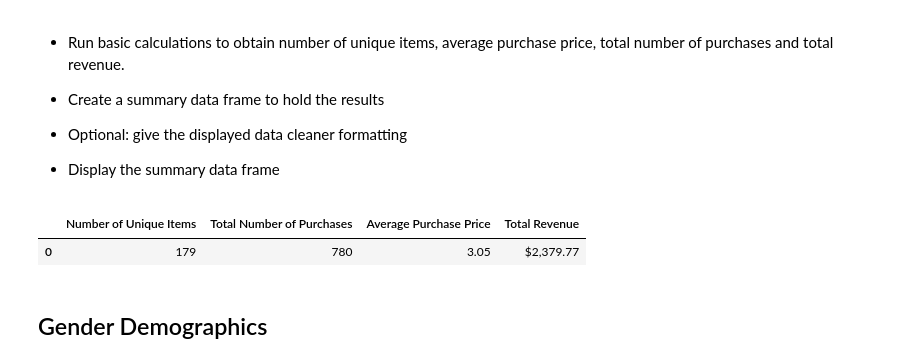
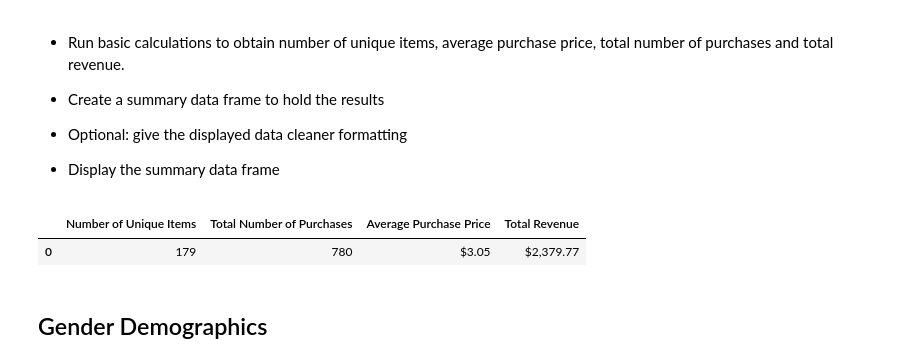
Before and after one commit to LaurenGT/HeroesOfPymoli_Analysis, a Jupyter notebook: HeroesOfPymoli/02-HerosOfPymoli_AnalysisCode.ipynb, the cells around one changed output. Drawn from its saved outputs; the diff is of its cells as text; code cells hidden in the pictures.

```diff
--- a/HeroesOfPymoli/02-HerosOfPymoli_AnalysisCode.ipynb
+++ b/HeroesOfPymoli/02-HerosOfPymoli_AnalysisCode.ipynb
@@ -82,18 +82,19 @@ total_players_df
 # %%
 unique_items_count = len(purchase_data["Item ID"].unique())
 total_purchases = len(purchase_data["Item ID"])
 ave_purchase_price = purchase_data["Price"].mean()
 total_revenue = purchase_data["Price"].sum()
 
 purchasing_analysis_df = pd.DataFrame({"Number of Unique Items":[unique_items_count],
                                     "Total Number of Purchases":[total_purchases],
                                    "Average Purchase Price":[ave_purchase_price],
                                    "Total Revenue":[total_revenue]}).round(decimals=2)
+purchasing_analysis_df["Average Purchase Price"] = purchasing_analysis_df["Average Purchase Price"].astype(float).map("${:,.2f}".format)
 purchasing_analysis_df["Total Revenue"] = purchasing_analysis_df["Total Revenue"].astype(float).map("${:,.2f}".format)
 purchasing_analysis_df
 # %% [output]
 |  | Number of Unique Items | Total Number of Purchases | Average Purchase Price | Total Revenue |
-| 0 | 179 | 780 | 3.05 | $2,379.77 |
+| 0 | 179 | 780 | $3.05 | $2,379.77 |
 # %% [markdown]
 ## Gender Demographics
 # %% [markdown]
```
Also changed, not shown: parts of 2 cells of this notebook.
